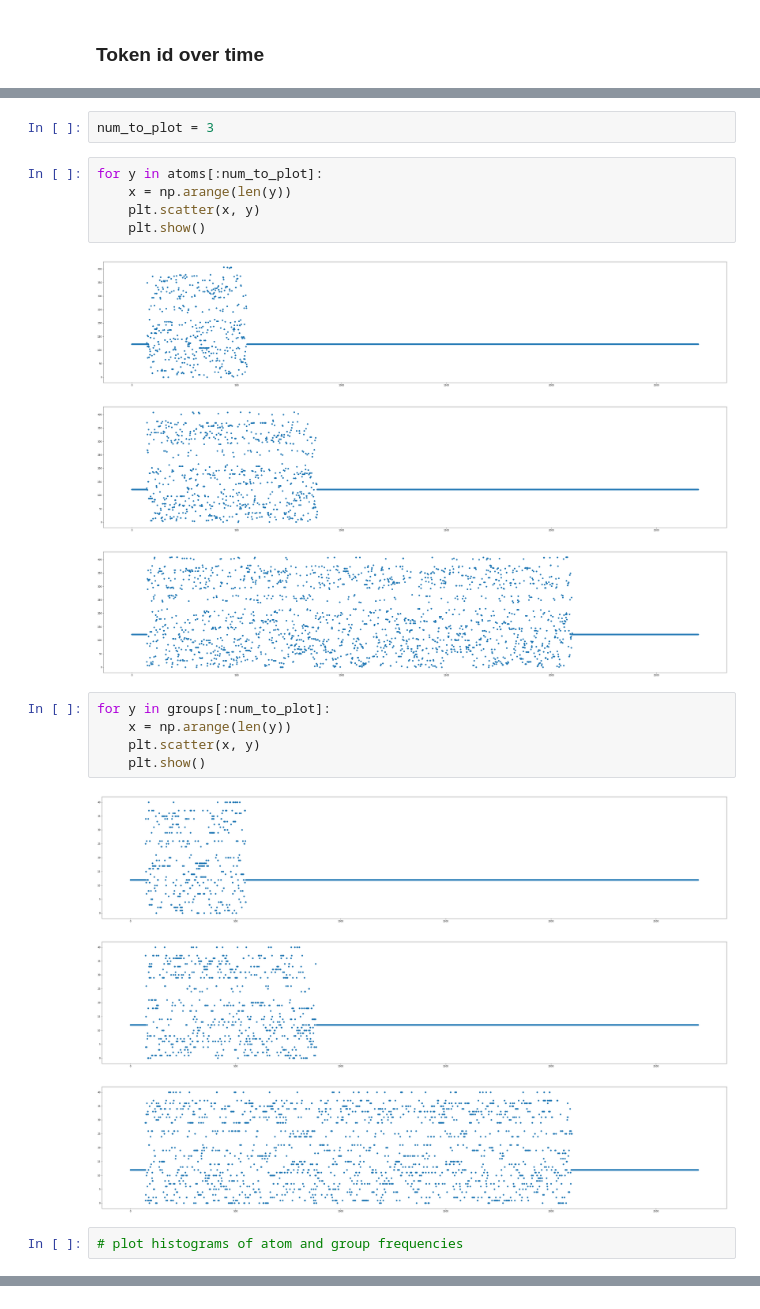
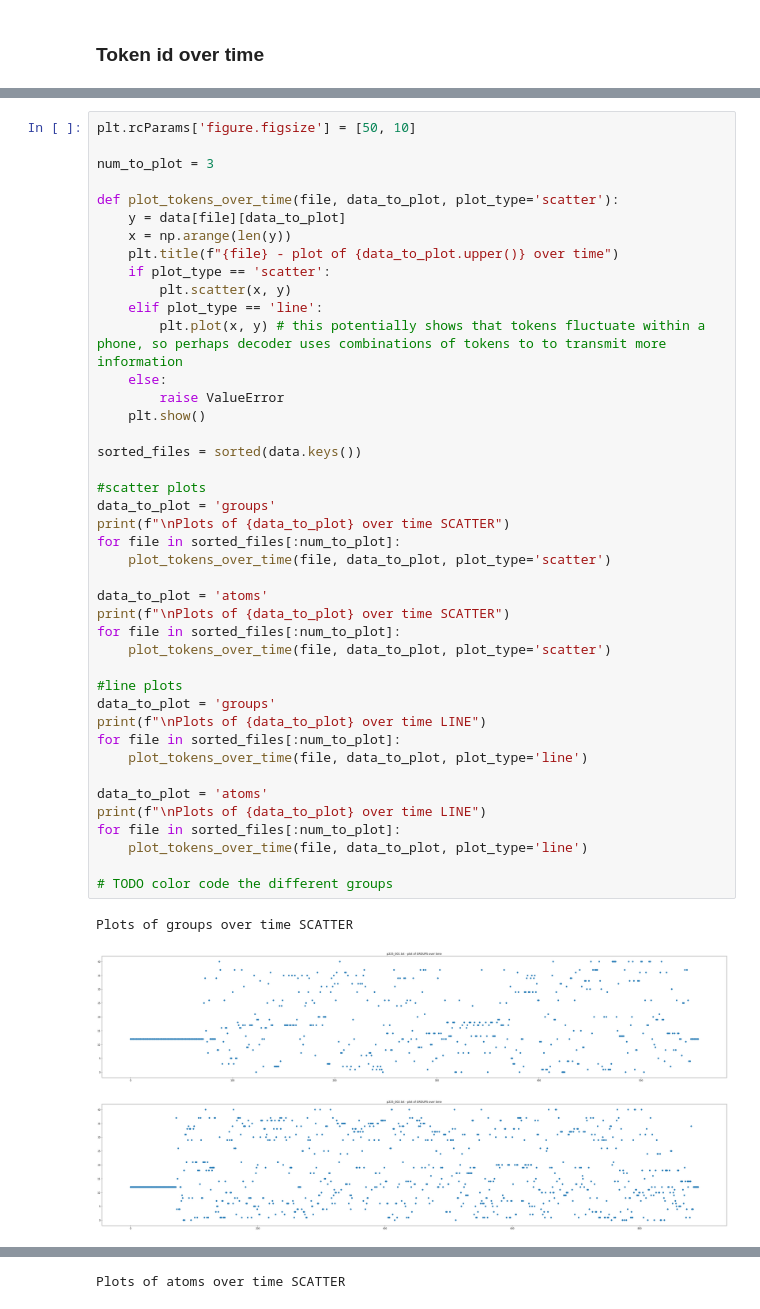
Before and after one commit to jonojace/GlobalLatentEmbedding, a Jupyter notebook: notebooks/analyse_vqvae_tokens.ipynb, the cells around one changed output, grey strips where cells are left out. Cells and saved outputs as stored; diff of their text form.

```diff
--- a/notebooks/analyse_vqvae_tokens.ipynb
+++ b/notebooks/analyse_vqvae_tokens.ipynb
@@ -146,22 +194,46 @@ plt.rcParams['figure.figsize'] = [50, 10]
-# %%
-num_to_plot = 3
-# %%
-for y in atoms[:num_to_plot]:
-    x = np.arange(len(y))
-    plt.scatter(x, y)
-    plt.show()
-# %% [output]
-[figure, removed]
-[figure, removed]
-[figure, removed]
-# %%
-for y in groups[:num_to_plot]:
-    x = np.arange(len(y))
-    plt.scatter(x, y)
-    plt.show()
-# %% [output]
-[figure, removed]
-[figure, removed]
-[figure, removed]
-# %%
-# plot histograms of atom and group frequencies
+# %%
+plt.rcParams['figure.figsize'] = [50, 10]
+
+num_to_plot = 3
+
+def plot_tokens_over_time(file, data_to_plot, plot_type='scatter'):
+    y = data[file][data_to_plot]
+    x = np.arange(len(y))
+    plt.title(f"{file} - plot of {data_to_plot.upper()} over time")
+    if plot_type == 'scatter':
+        plt.scatter(x, y)
+    elif plot_type == 'line':
+        plt.plot(x, y) # this potentially shows that tokens fluctuate within a phone, so perhaps decoder uses combinations of tokens to to transmit more information
+    else:
+        raise ValueError
+    plt.show()
+
+sorted_files = sorted(data.keys())
+
+#scatter plots
+data_to_plot = 'groups'
+print(f"\nPlots of {data_to_plot} over time SCATTER")
+for file in sorted_files[:num_to_plot]:
+    plot_tokens_over_time(file, data_to_plot, plot_type='scatter')
+
+data_to_plot = 'atoms'
+print(f"\nPlots of {data_to_plot} over time SCATTER")
+for file in sorted_files[:num_to_plot]:
+    plot_tokens_over_time(file, data_to_plot, plot_type='scatter')
+
+#line plots
+data_to_plot = 'groups'
+print(f"\nPlots of {data_to_plot} over time LINE")
+for file in sorted_files[:num_to_plot]:
+    plot_tokens_over_time(file, data_to_plot, plot_type='line')
+
+data_to_plot = 'atoms'
+print(f"\nPlots of {data_to_plot} over time LINE")
+for file in sorted_files[:num_to_plot]:
+    plot_tokens_over_time(file, data_to_plot, plot_type='line')
+
+# TODO color code the different groups
+# %% [output]
+Plots of groups over time SCATTER
+[figure, added]
+[figure, added]
@@ -167,0 +241 @@ for y in groups[:num_to_plot]:
+Plots of atoms over time SCATTER
```
Also changed, not shown: parts of 9 cells of this notebook.
